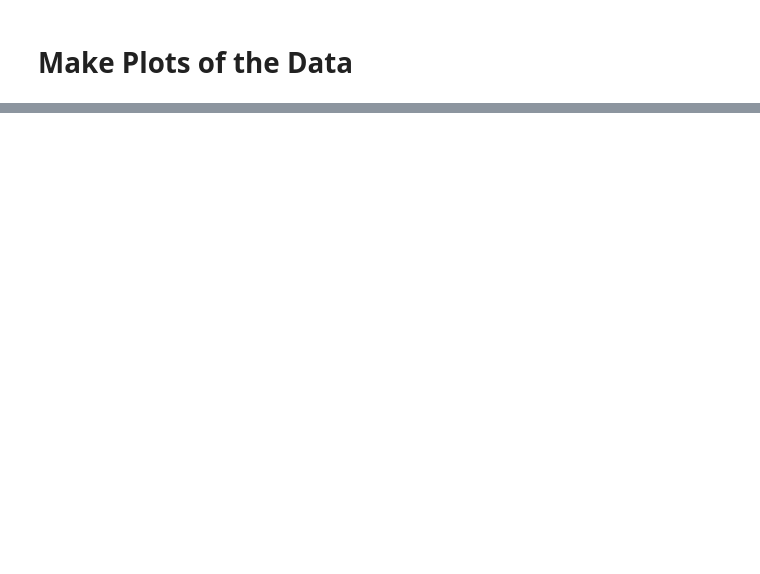
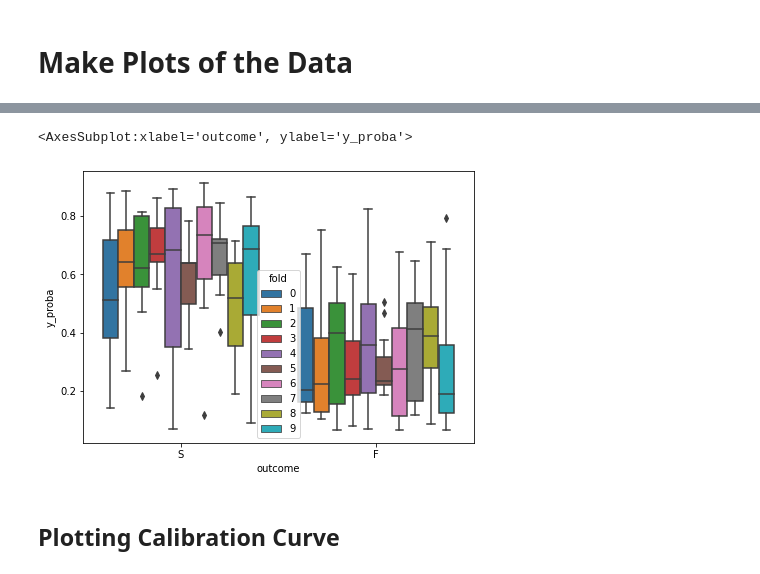
Before and after one commit to adam2392/interictal_study, a Jupyter notebook: notebooks/plot_source_sink_validation.ipynb, the cells around one changed output, grey strips where cells are left out. Drawn from its saved outputs; the diff is of its cells as text; code cells hidden in the pictures; blank space fills up the shorter version.

```diff
--- a/notebooks/plot_source_sink_validation.ipynb
+++ b/notebooks/plot_source_sink_validation.ipynb
@@ -129,0 +193,9 @@ for idx in range(n_splits):
+# %%
+fig, ax = plt.subplots(figsize=(7, 5))
+# sns.stripplot(x="outcome", y="y_proba", hue="center", data=proba_df, ax=ax)
+sns.boxplot(x="outcome", y="y_proba", hue="fold", data=proba_df, ax=ax)
+# %% [output]
+<AxesSubplot:xlabel='outcome', ylabel='y_proba'>
+[figure, added]
+# %% [markdown]
+## Plotting Calibration Curve
```
Also changed, not shown: parts of 21 cells of this notebook, 11 other files.
